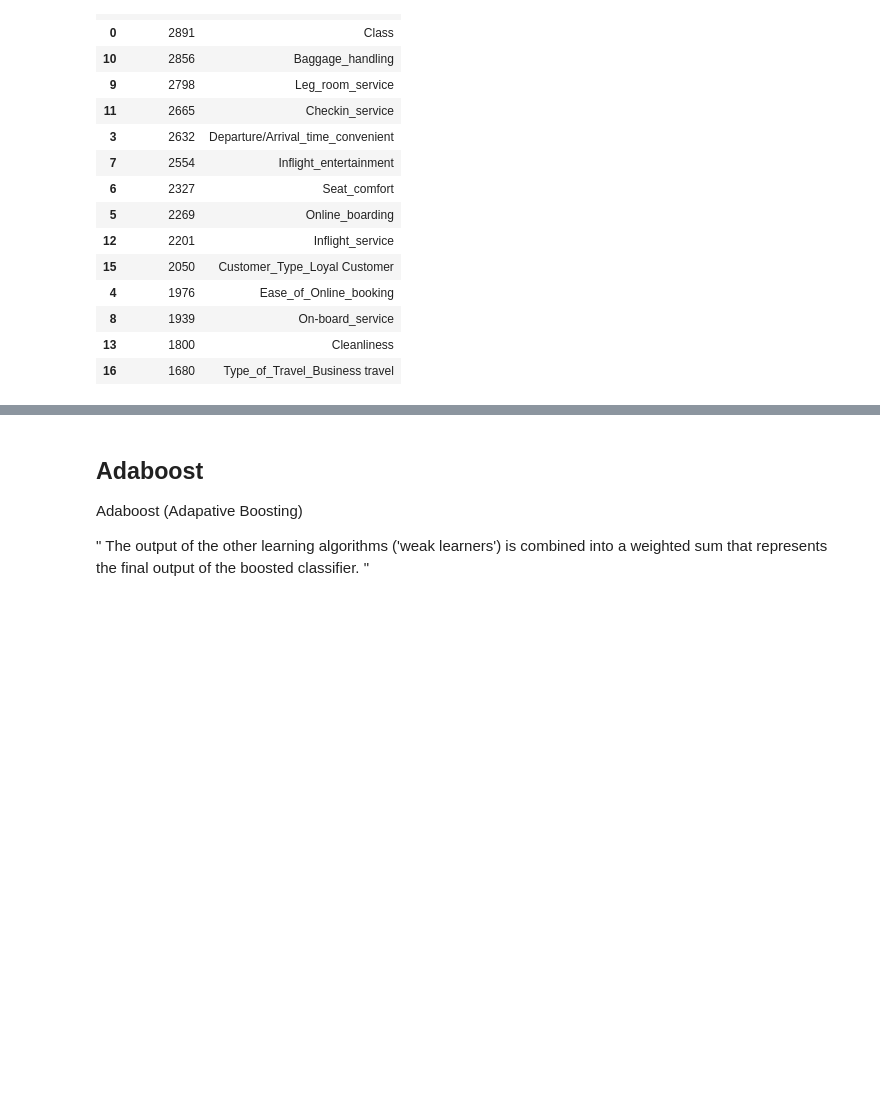
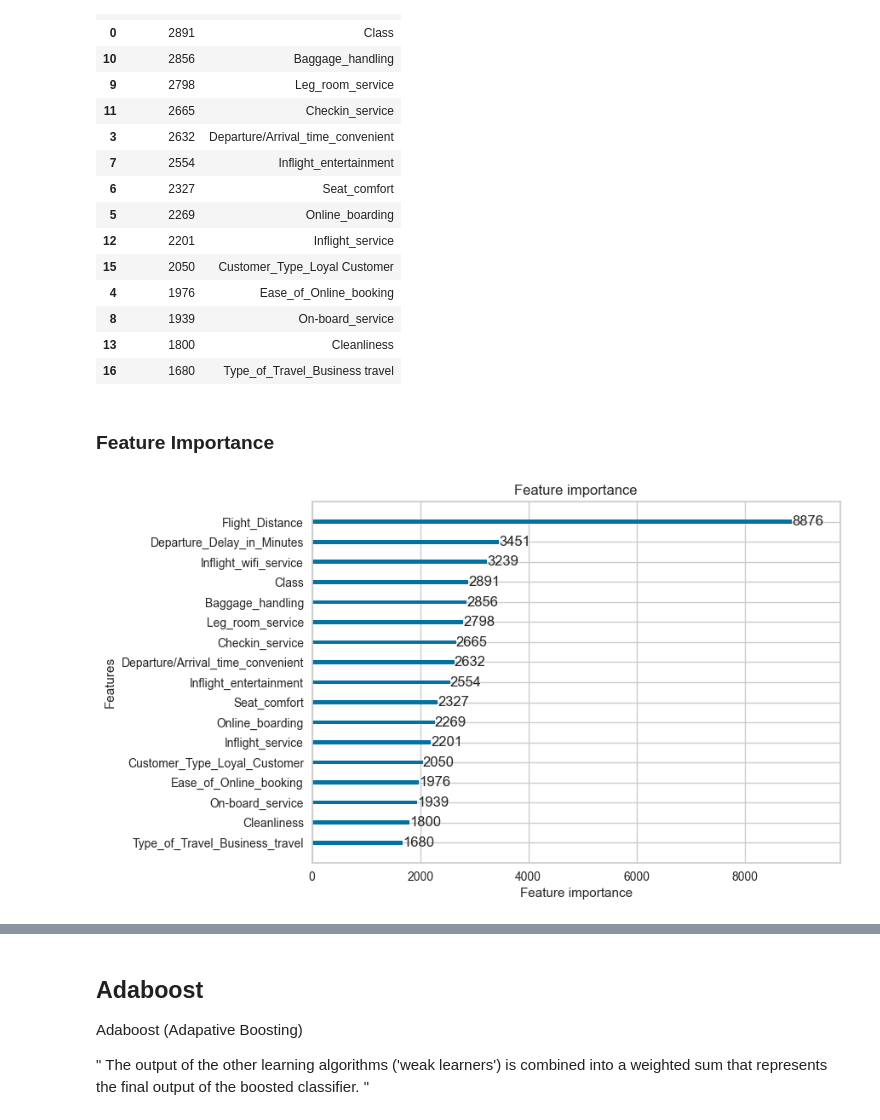
Before and after one commit to shanshanlao/Airline-Passenger-Satisfaction-Prediction, a Jupyter notebook: Code/Airline_data_modeling.ipynb, the cells around one changed output, grey strips where cells are left out. Drawn from its saved outputs; the diff is of its cells as text; code cells hidden in the pictures; blank space fills up the shorter version.

```diff
--- a/Code/Airline_data_modeling.ipynb
+++ b/Code/Airline_data_modeling.ipynb
@@ -864,4 +865,14 @@ df_feature_importance.sort_values(by = 'importance', ascending=False)
 | 8 | 1939 | On-board_service |
 | 13 | 1800 | Cleanliness |
 | 16 | 1680 | Type_of_Travel_Business travel |
+# %% [markdown]
+### Feature Importance
+# %%
+import lightgbm
+
+lightgbm.plot_importance(model_lgbm)
+plt.rcParams['figure.figsize'] = [22, 6]
+plt.show()
+# %% [output]
+[figure, new version]
 # %% [markdown]
```
Also changed, not shown: parts of 22 cells of this notebook, 1 other file.
